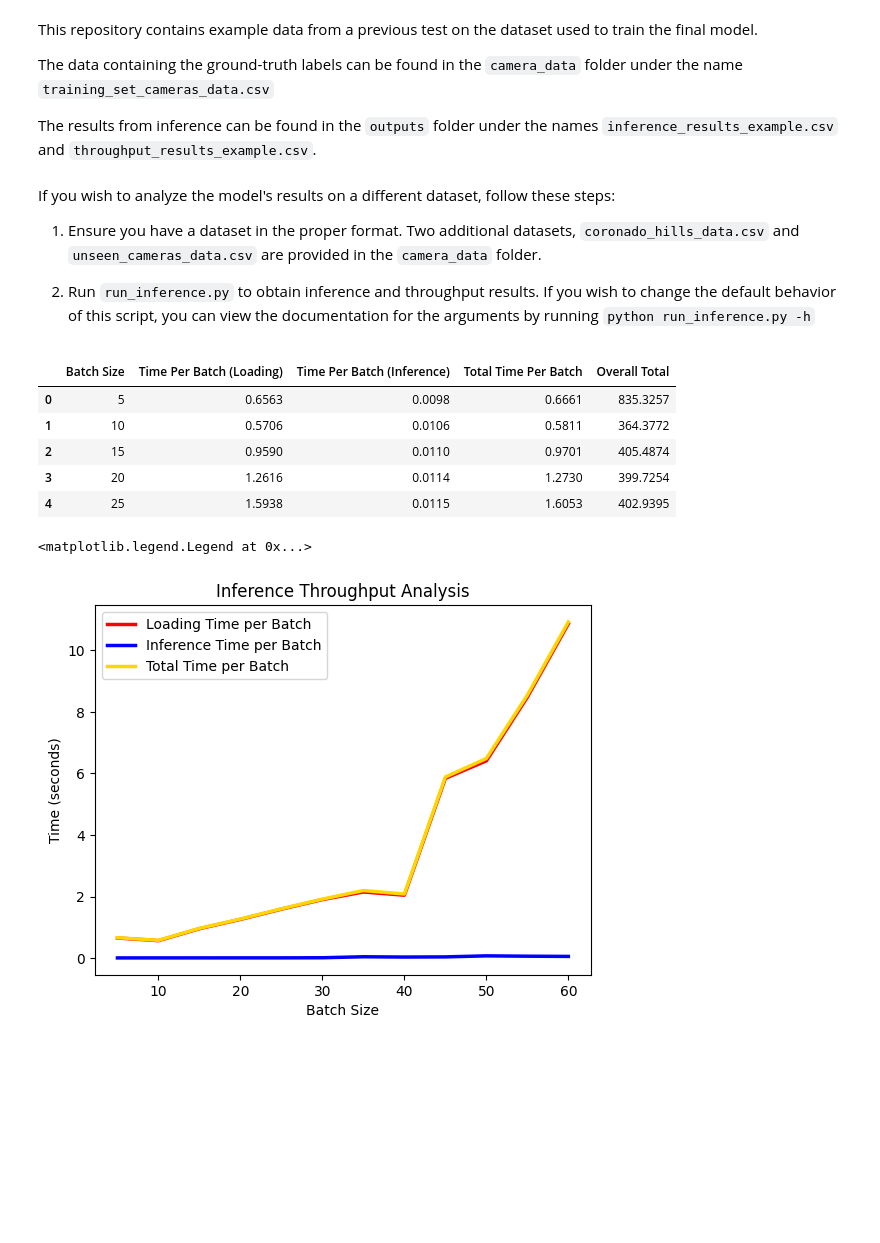
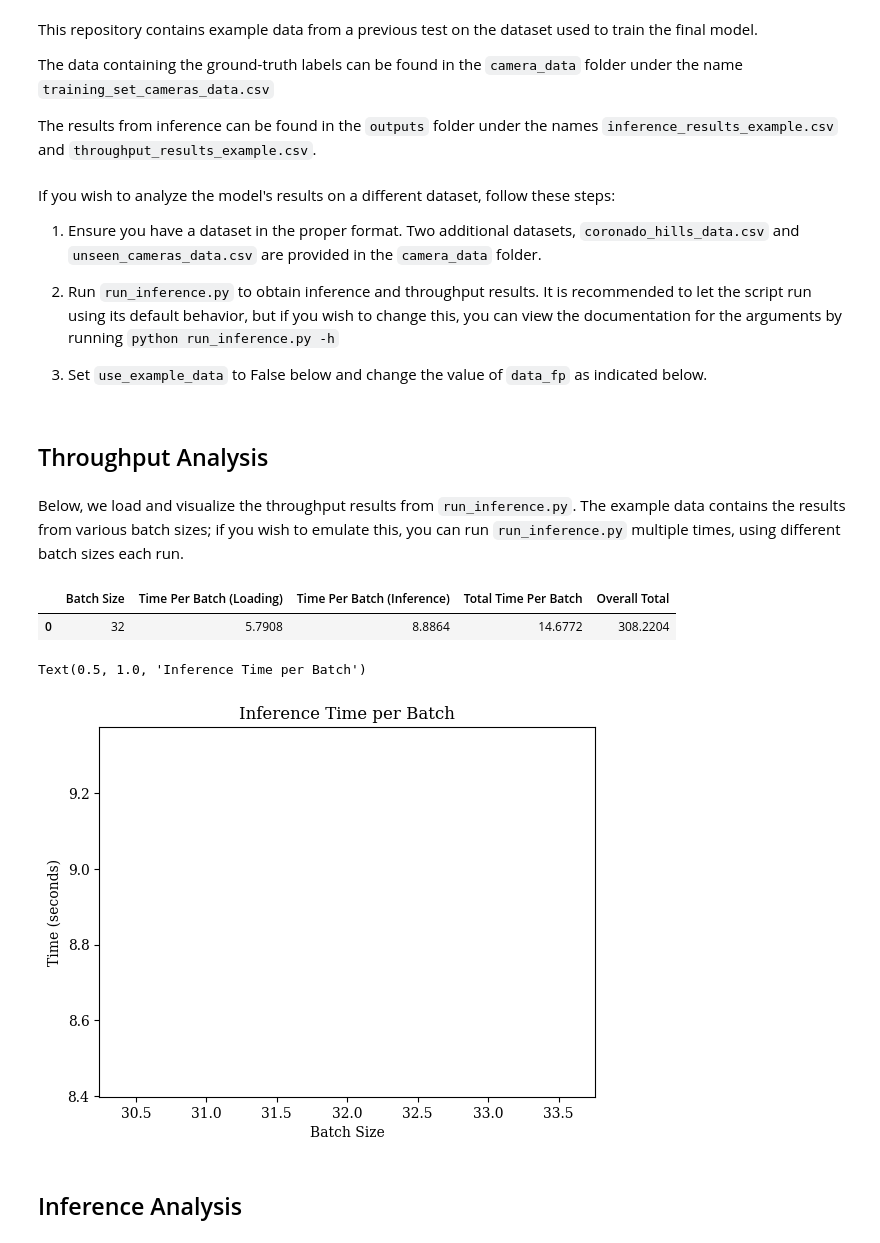
Before and after one commit to ModernNeesh/alertcalifornia-anomaly-detection, a Jupyter notebook: inference_analysis.ipynb, the cells around one changed output. Drawn from its saved outputs; the diff is of its cells as text; code cells hidden in the pictures; blank space fills up the shorter version.

Commit message:
Cleaned up some data and set default to run using sanitized data

```diff
--- a/inference_analysis.ipynb
+++ b/inference_analysis.ipynb
@@ -7,7 +7,8 @@ This Jupyter notebook allows us to check various metrics of the inference result
 import pandas as pd
 import matplotlib.pyplot as plt
 from sklearn.metrics import confusion_matrix, ConfusionMatrixDisplay
-from helper_code.dataloading import get_data_urls
+from src.dataloading import get_data_urls
+plt.rcParams["font.family"] = "serif"
 # %% [markdown]
 This repository contains example data from a previous test on the dataset used to train the final model.
 
@@ -19,9 +20,11 @@ If you wish to analyze the model's results on a different dataset, follow these
 
 1) Ensure you have a dataset in the proper format. Two additional datasets, `coronado_hills_data.csv` and `unseen_cameras_data.csv` are provided in the `camera_data` folder.
 
-2) Run `run_inference.py` to obtain inference and throughput results. If you wish to change the default behavior of this script, you can view the documentation for the arguments by running `python run_inference.py -h`
+2) Run `run_inference.py` to obtain inference and throughput results. It is recommended to let the script run using its default behavior, but if you wish to change this, you can view the documentation for the arguments by running `python run_inference.py -h`
+
+3) Set `use_example_data` to False below and change the value of `data_fp` as indicated below.
 # %%
-use_example_data = True #Set this to False if you want to use different data
+use_example_data = False #Set this to False if you want to use different data
 
 if use_example_data:
     throughput_fp = "outputs/throughput_results_example.csv"
@@ -30,27 +33,37 @@ if use_example_data:
 else:
     throughput_fp = "outputs/throughput_results.csv"
     inference_fp = "outputs/inference_results.csv"
-    data_fp  = "" #Set this to the dataset you used when running run_inference.py. The default is "camera_data/training_set_cameras_data.csv"
+    data_fp  = "camera_data/unseen_cameras_data.csv" #Set this to the dataset you used when running run_inference.py. The default is "camera_data/training_set_cameras_data.csv"
+# %% [markdown]
+## Throughput Analysis
+# %% [markdown]
+Below, we load and visualize the throughput results from `run_inference.py`. The example data contains the results from various batch sizes; if you wish to emulate this, you can run `run_inference.py` multiple times, using different batch sizes each run.
 # %%
 throughput_data = pd.read_csv(throughput_fp, names = ["Batch Size", "Time Per Batch (Loading)",
                                                       "Time Per Batch (Inference)",
-                                                      "Total Time Per Batch", "Overall Total"])
+                                                      "Total Time Per Batch", "Overall Total"]).sort_values("Batch Size")
 throughput_data.head()
 # %% [output]
 |  | Batch Size | Time Per Batch (Loading) | Time Per Batch (Inference) | Total Time Per Batch | Overall Total |
-| 0 | 5 | 0.6563 | 0.0098 | 0.6661 | 835.3257 |
-| 1 | 10 | 0.5706 | 0.0106 | 0.5811 | 364.3772 |
-| 2 | 15 | 0.9590 | 0.0110 | 0.9701 | 405.4874 |
-| 3 | 20 | 1.2616 | 0.0114 | 1.2730 | 399.7254 |
-| 4 | 25 | 1.5938 | 0.0115 | 1.6053 | 402.9395 |
+| 0 | 32 | 5.7908 | 8.8864 | 14.6772 | 308.2204 |
 # %%
-plt.plot(throughput_data["Batch Size"], throughput_data["Time Per Batch (Loading)"], color = "red", lw = 2.5, label="Loading Time per Batch")
-plt.plot(throughput_data["Batch Size"], throughput_data["Time Per Batch (Inference)"], color = "blue", lw = 2.5, label="Inference Time per Batch")
-plt.plot(throughput_data["Batch Size"], throughput_data["Total Time Per Batch"], color = "gold", lw = 2.5, label="Total Time per Batch")
-plt.xlabel("Batch Size")
-plt.ylabel("Time (seconds)")
-plt.title("Inference Throughput Analysis")
-plt.legend()
+import matplotlib.font_manager as font_manager
+
+font = font_manager.FontProperties(
+    family='serif', # Specify font family
+    weight='normal',         # Set font weight (e.g., 'normal', 'bold', 'light')
+    style='normal',        # Set font style (e.g., 'normal', 'italic', 'oblique')
+    size=10               # Set font size
+)
+
+
+plt.plot(throughput_data["Batch Size"], throughput_data["Time Per Batch (Inference)"],
+         color = "blue", lw = 2.5)
+plt.xlabel("Batch Size", fontname = "serif")
+plt.ylabel("Time (seconds)" , fontname = "serif")
+plt.title("Inference Time per Batch", fontname = "serif")
 # %% [output]
-<matplotlib.legend.Legend at 0x...>
+Text(0.5, 1.0, 'Inference Time per Batch')
-[figure, old version]
+[figure, new version]
+# %% [markdown]
+## Inference Analysis
```
Also changed, not shown: parts of 7 cells of this notebook, 6 other files.
